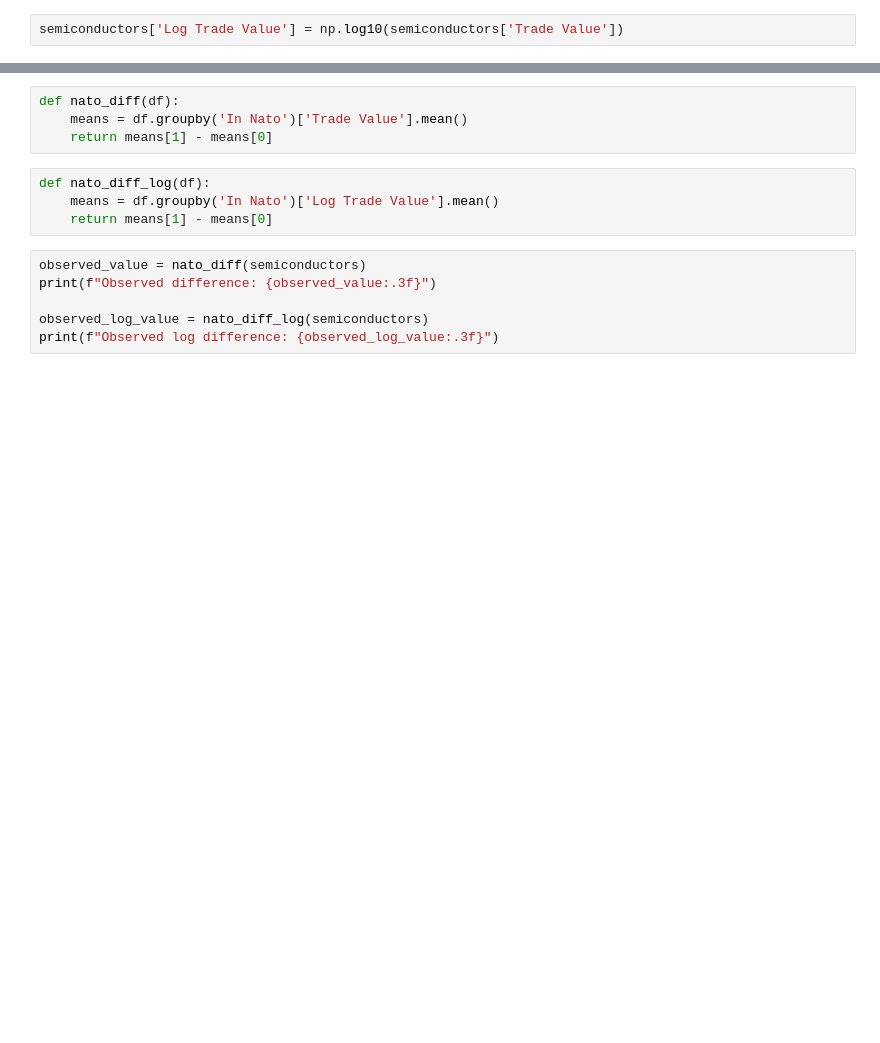
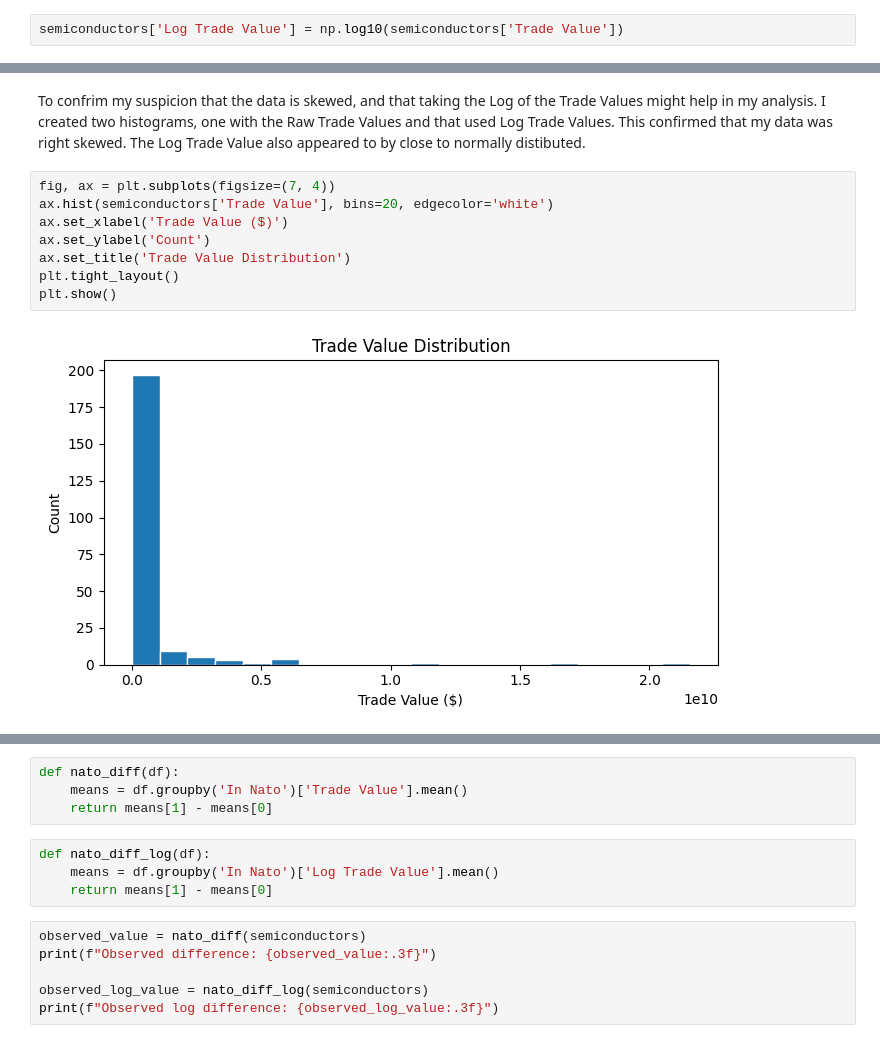
Before and after one commit to past6301/final-project-631, a Jupyter notebook: hypothesis-test-assignment.ipynb, the cells around one changed output, grey strips where cells are left out. Cells and saved outputs as stored; diff of their text form; blank space fills up the shorter version.

```diff
--- a/hypothesis-test-assignment.ipynb
+++ b/hypothesis-test-assignment.ipynb
@@ -52,0 +125,12 @@ semiconductors['Log Trade Value'] = np.log10(semiconductors['Trade Value'])
+# %% [markdown]
+To confrim my suspicion that the data is skewed, and that taking the Log of the Trade Values might help in my analysis. I created two histograms, one with the Raw Trade Values and that used Log Trade Values. This confirmed that my data was right skewed. The Log Trade Value also appeared to by close to normally distibuted.
+# %%
+fig, ax = plt.subplots(figsize=(7, 4))
+ax.hist(semiconductors['Trade Value'], bins=20, edgecolor='white')
+ax.set_xlabel('Trade Value ($)')
+ax.set_ylabel('Count')
+ax.set_title('Trade Value Distribution')
+plt.tight_layout()
+plt.show()
+# %% [output]
+[figure, added]
```
Also changed, not shown: parts of 25 cells of this notebook, 1 other file.
